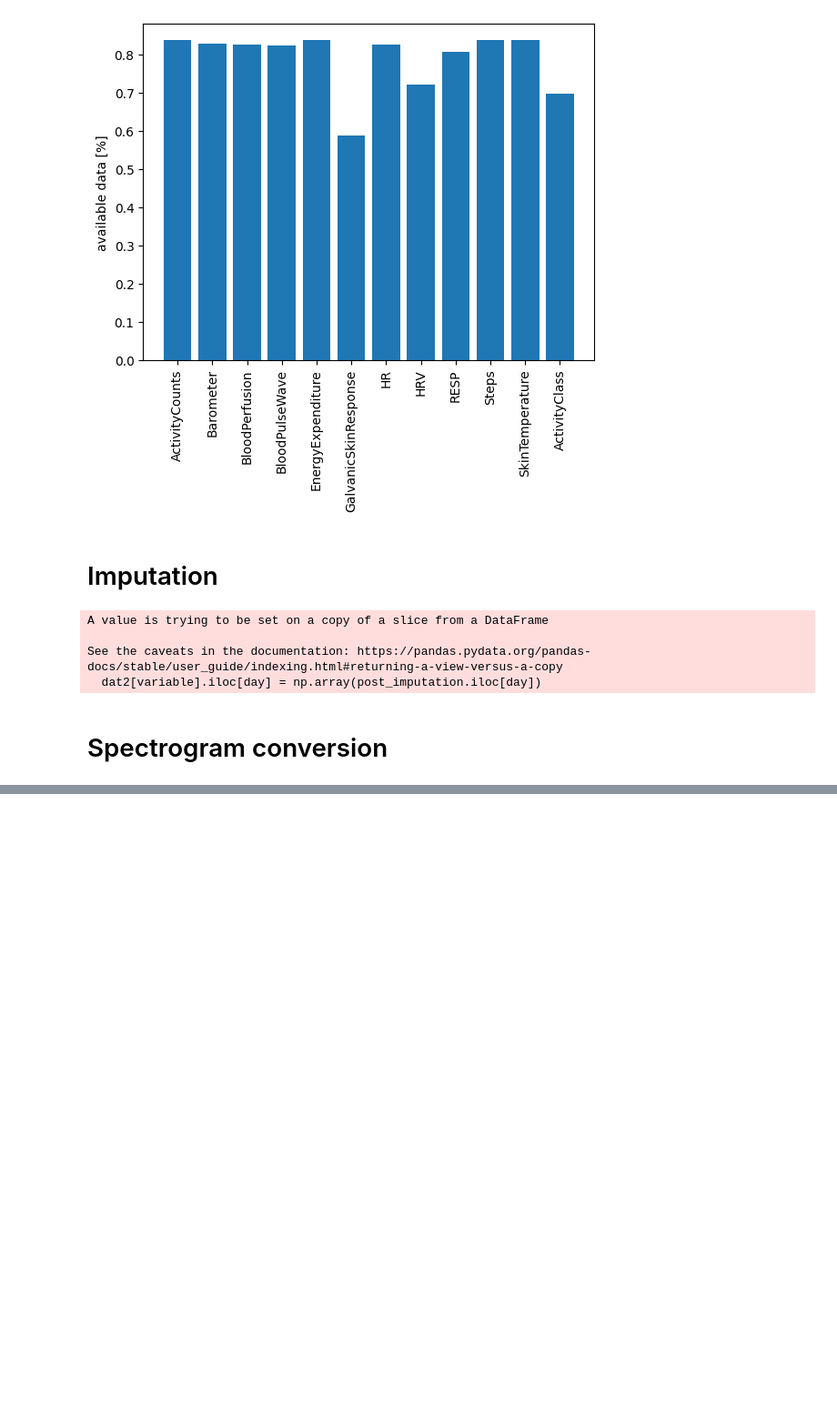
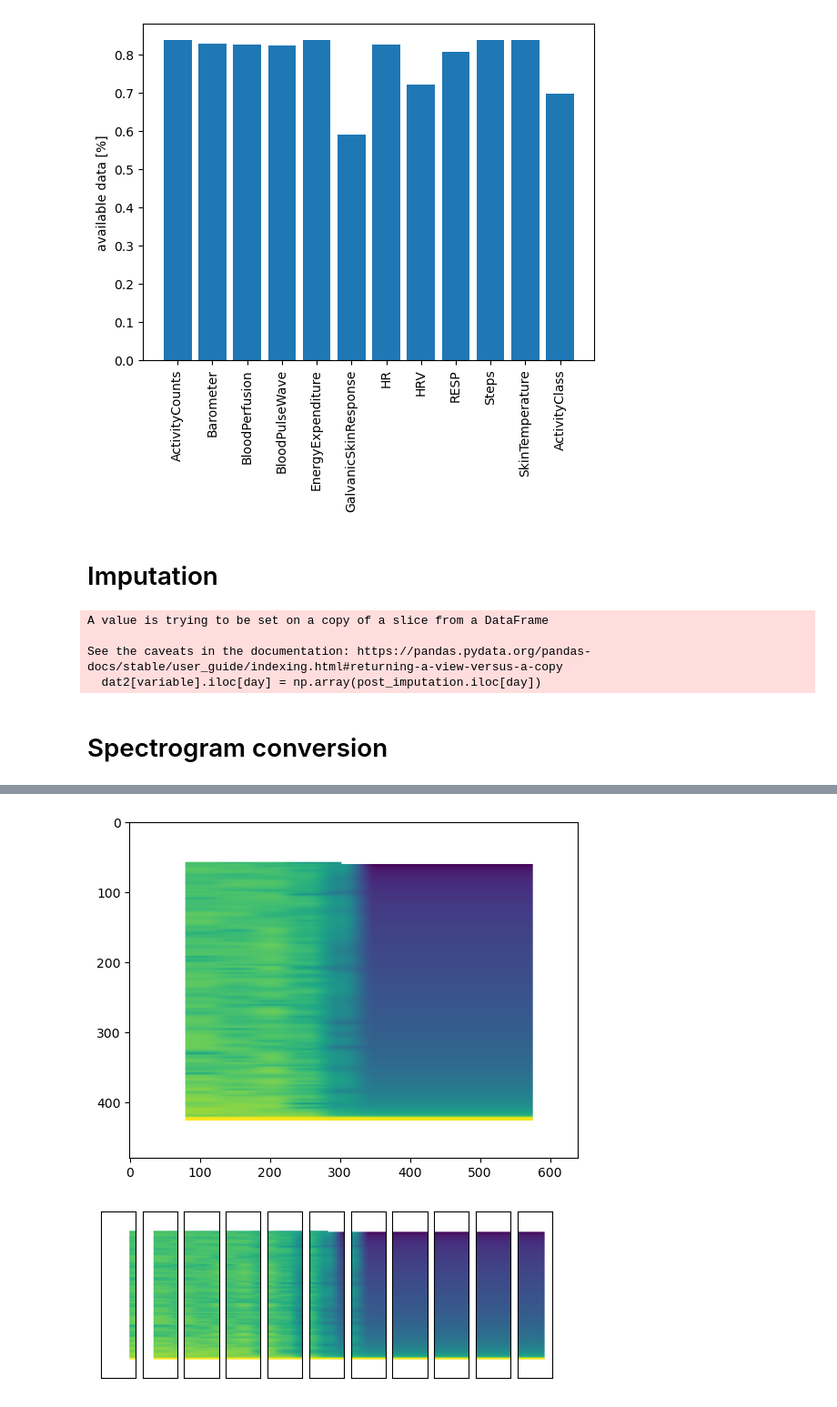
Before and after one commit to Yahnnosh/Sensor-Based-Modeling-of-Fatigue-Using-Transformer-Model, a Jupyter notebook: preproc_data_V3.ipynb, the cells around one changed output, grey strips where cells are left out. Shown at 91% size. Saved outputs shown, nothing was run; the diff lists cells and outputs as text; code cells hidden in the pictures; blank space fills up the shorter version.

```diff
--- a/preproc_data_V3.ipynb
+++ b/preproc_data_V3.ipynb
@@ -492,0 +322,9 @@ data.shape
+# %%
+# visualization
+image = data_spectrogram[0]['HR']
+
+plt.imshow(image)
+plot_segments(image)
+# %% [output]
+[figure, added]
+[figure, added]
```
Also changed, not shown: parts of 34 cells of this notebook, 1 other file.
